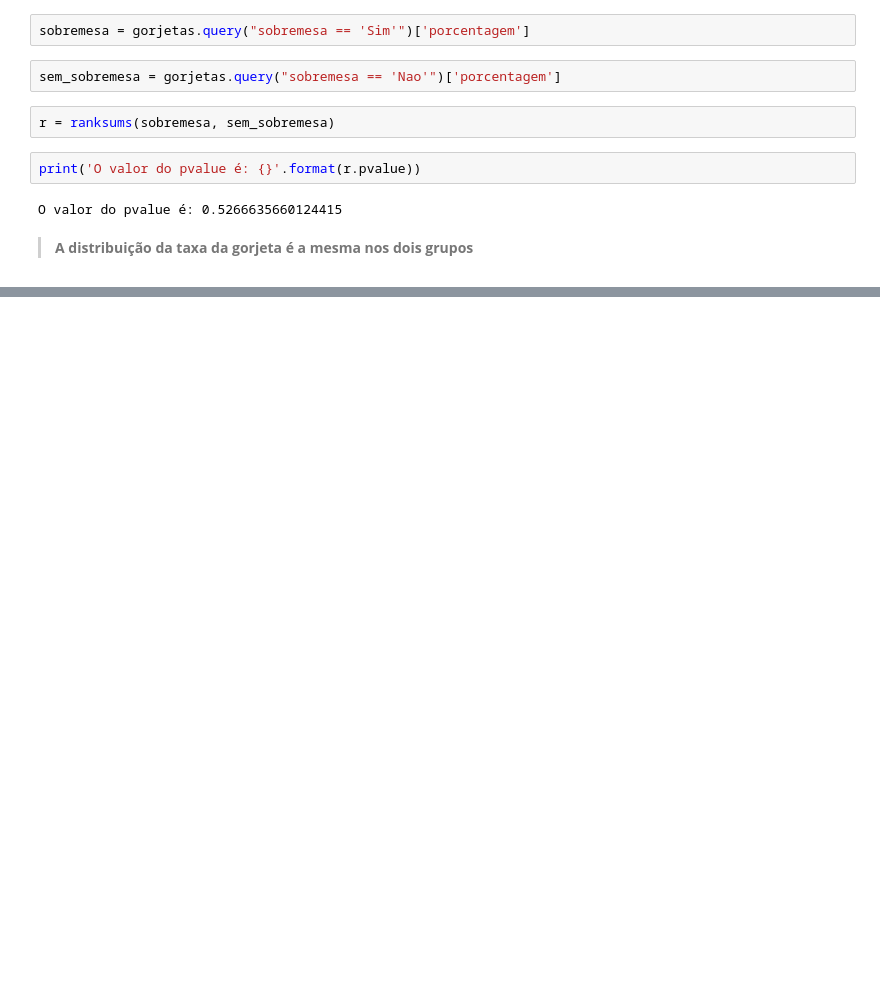
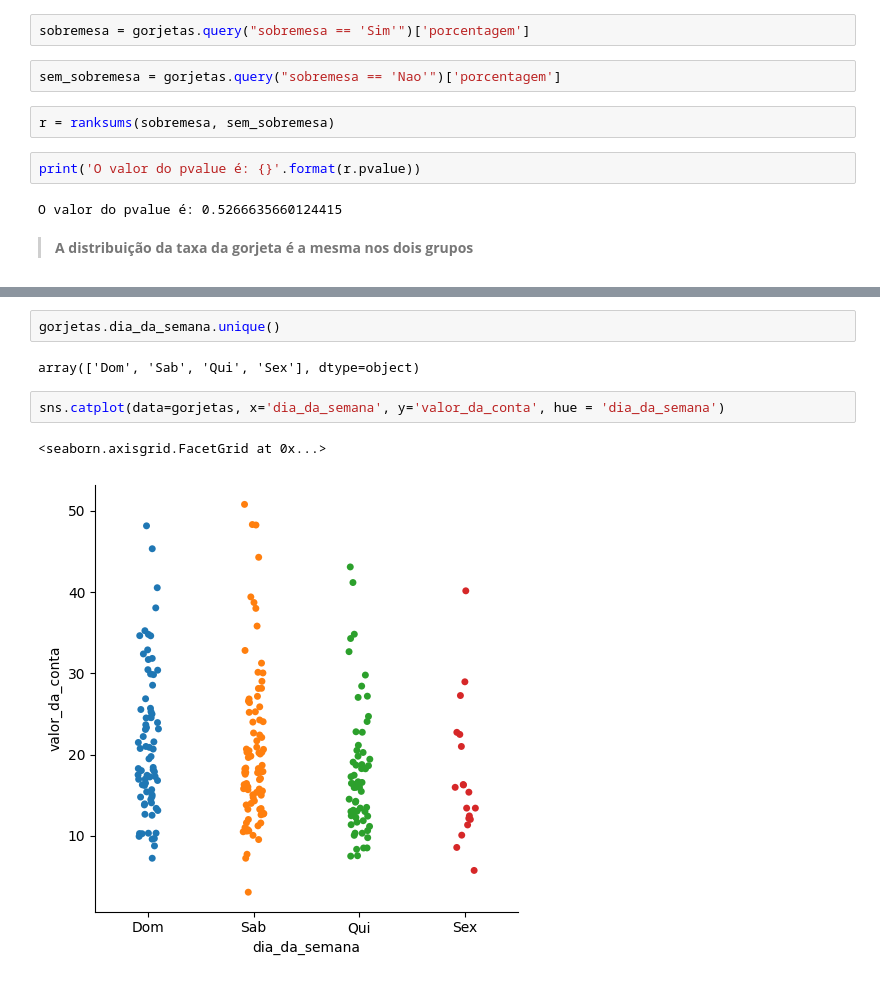
Before and after one commit to PurpleLobster31/Data-Visualization-explorando-com-Seaborn, a Jupyter notebook: EDA-Gorjetas.ipynb, the cells around one changed output, grey strips where cells are left out. Drawn from its saved outputs; the diff is of its cells as text; blank space fills up the shorter version.

```diff
--- a/EDA-Gorjetas.ipynb
+++ b/EDA-Gorjetas.ipynb
@@ -346,0 +358,9 @@ O valor do pvalue é: 0.5266635660124415
+# %%
+gorjetas.dia_da_semana.unique()
+# %% [output]
+array(['Dom', 'Sab', 'Qui', 'Sex'], dtype=object)
+# %%
+sns.catplot(data=gorjetas, x='dia_da_semana', y='valor_da_conta', hue = 'dia_da_semana')
+# %% [output]
+<seaborn.axisgrid.FacetGrid at 0x...>
+[figure, added]
```
Also changed, not shown: parts of 43 cells of this notebook.
